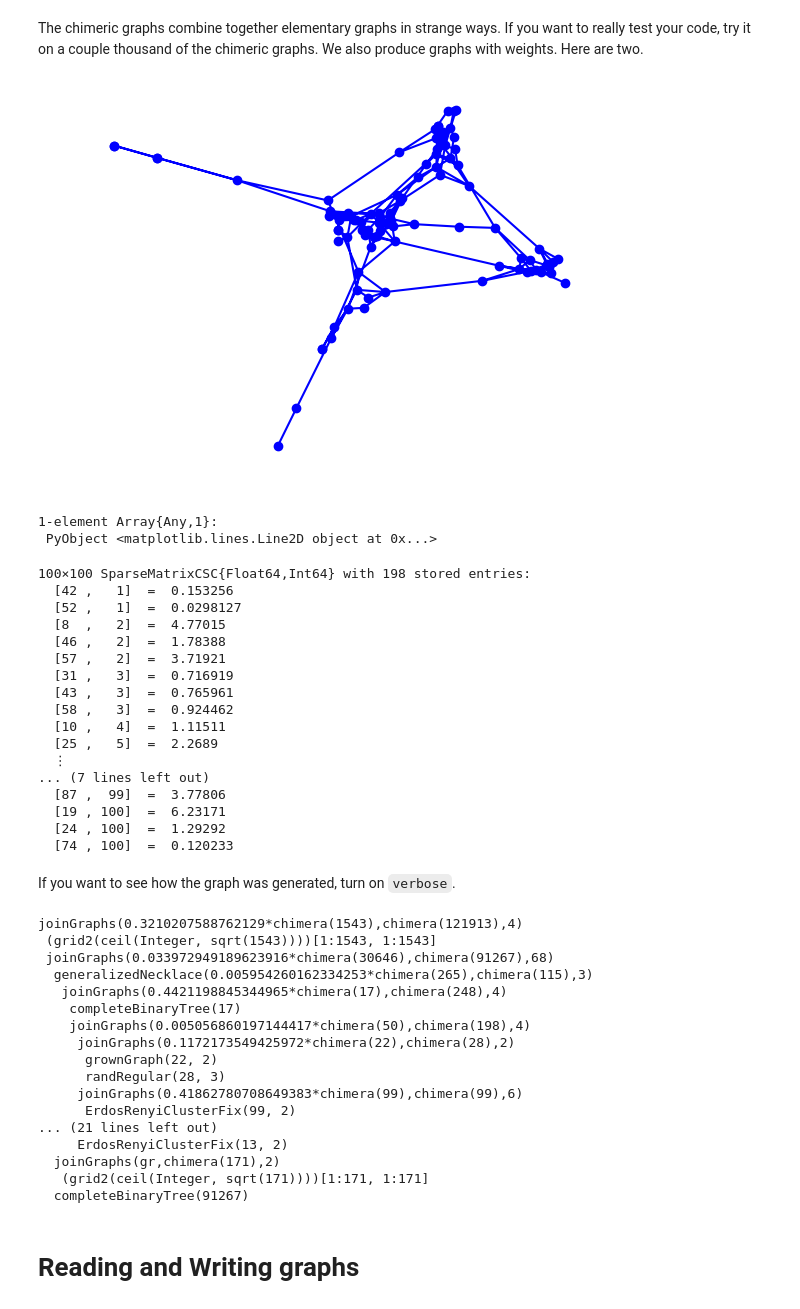
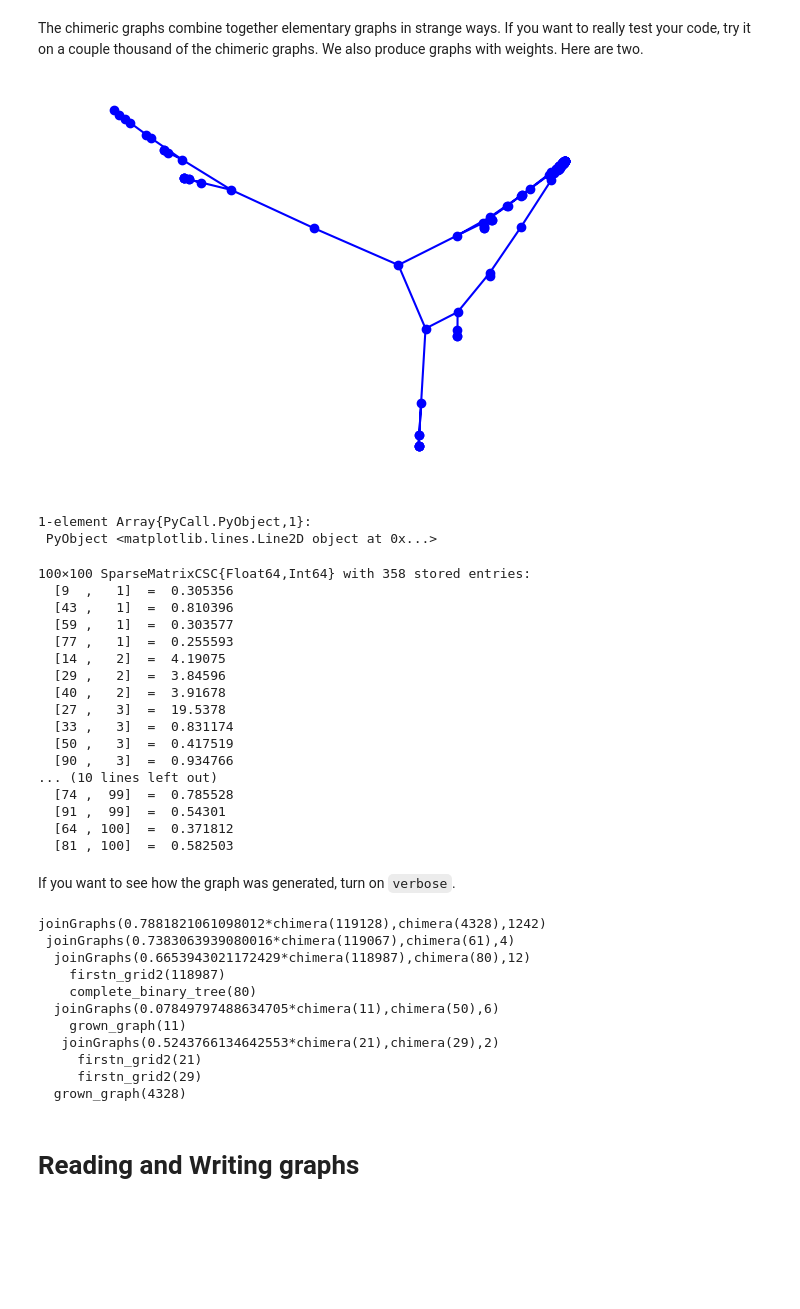
Before and after one commit to danspielman/Laplacians.jl, a Jupyter notebook: notebooks/FirstNotebook.ipynb, the cells around one changed output. Saved outputs shown, nothing was run; the diff lists cells and outputs as text; code cells hidden in the pictures; blank space fills up the shorter version.

```diff
--- a/notebooks/FirstNotebook.ipynb
+++ b/notebooks/FirstNotebook.ipynb
@@ -87,53 +97,47 @@ spectralDrawing(a)
 The chimeric graphs combine together elementary graphs in strange ways.  If you want to really test your code, try it on a couple thousand of the chimeric graphs.  We also produce graphs with weights.  Here are two.
 # %%
 a = chimera(100,1)
-spectralDrawing(a)
+spectral_drawing(a)
 # %% [output]
-[figure, old version]
+[figure, new version]
-1-element Array{Any,1}:
+1-element Array{PyCall.PyObject,1}:
  PyObject <matplotlib.lines.Line2D object at 0x...>
 # %%
-a = wtedChimera(100)
+a = wted_chimera(100)
 # %% [output]
-100×100 SparseMatrixCSC{Float64,Int64} with 198 stored entries:
-  [42 ,   1]  =  0.153256
-  [52 ,   1]  =  0.0298127
-  [8  ,   2]  =  4.77015
-  [46 ,   2]  =  1.78388
-  [57 ,   2]  =  3.71921
-  [31 ,   3]  =  0.716919
-  [43 ,   3]  =  0.765961
-  [58 ,   3]  =  0.924462
-  [10 ,   4]  =  1.11511
-  [25 ,   5]  =  2.2689
-  ⋮
-... (7 lines left out)
-  [87 ,  99]  =  3.77806
-  [19 , 100]  =  6.23171
-  [24 , 100]  =  1.29292
-  [74 , 100]  =  0.120233
+100×100 SparseMatrixCSC{Float64,Int64} with 358 stored entries:
+  [9  ,   1]  =  0.305356
+  [43 ,   1]  =  0.810396
+  [59 ,   1]  =  0.303577
+  [77 ,   1]  =  0.255593
+  [14 ,   2]  =  4.19075
+  [29 ,   2]  =  3.84596
+  [40 ,   2]  =  3.91678
+  [27 ,   3]  =  19.5378
+  [33 ,   3]  =  0.831174
+  [50 ,   3]  =  0.417519
+  [90 ,   3]  =  0.934766
+... (10 lines left out)
+  [74 ,  99]  =  0.785528
+  [91 ,  99]  =  0.54301
+  [64 , 100]  =  0.371812
+  [81 , 100]  =  0.582503
 # %% [markdown]
 If you want to see how the graph was generated, turn on `verbose`.
 # %%
-a = wtedChimera(123456,4,verbose=true);
+a = wted_chimera(123456,4,verbose=true);
 # %% [output]
-joinGraphs(0.3210207588762129*chimera(1543),chimera(121913),4)
- (grid2(ceil(Integer, sqrt(1543))))[1:1543, 1:1543]
- joinGraphs(0.033972949189623916*chimera(30646),chimera(91267),68)
-  generalizedNecklace(0.005954260162334253*chimera(265),chimera(115),3)
-   joinGraphs(0.4421198845344965*chimera(17),chimera(248),4)
-    completeBinaryTree(17)
-    joinGraphs(0.005056860197144417*chimera(50),chimera(198),4)
-     joinGraphs(0.1172173549425972*chimera(22),chimera(28),2)
-      grownGraph(22, 2)
-      randRegular(28, 3)
-     joinGraphs(0.41862780708649383*chimera(99),chimera(99),6)
-      ErdosRenyiClusterFix(99, 2)
-... (21 lines left out)
-     ErdosRenyiClusterFix(13, 2)
-  joinGraphs(gr,chimera(171),2)
-   (grid2(ceil(Integer, sqrt(171))))[1:171, 1:171]
-  completeBinaryTree(91267)
+joinGraphs(0.7881821061098012*chimera(119128),chimera(4328),1242)
+ joinGraphs(0.7383063939080016*chimera(119067),chimera(61),4)
+  joinGraphs(0.6653943021172429*chimera(118987),chimera(80),12)
+    firstn_grid2(118987)
+    complete_binary_tree(80)
+  joinGraphs(0.07849797488634705*chimera(11),chimera(50),6)
+    grown_graph(11)
+   joinGraphs(0.5243766134642553*chimera(21),chimera(29),2)
+     firstn_grid2(21)
+     firstn_grid2(29)
+  grown_graph(4328)
 # %% [markdown]
 # Reading and Writing graphs
 # %% [markdown]
```
Also changed, not shown: parts of 48 cells of this notebook, 4 other files.
